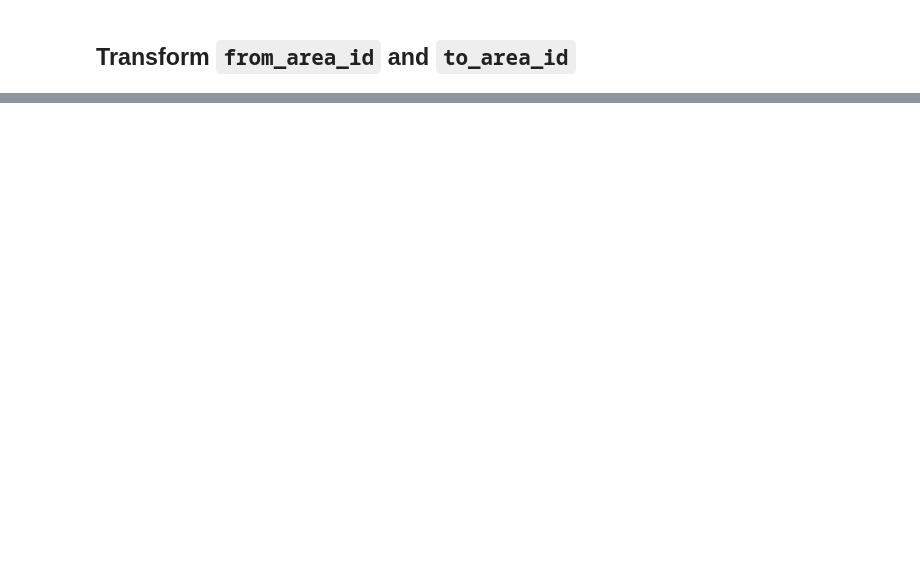
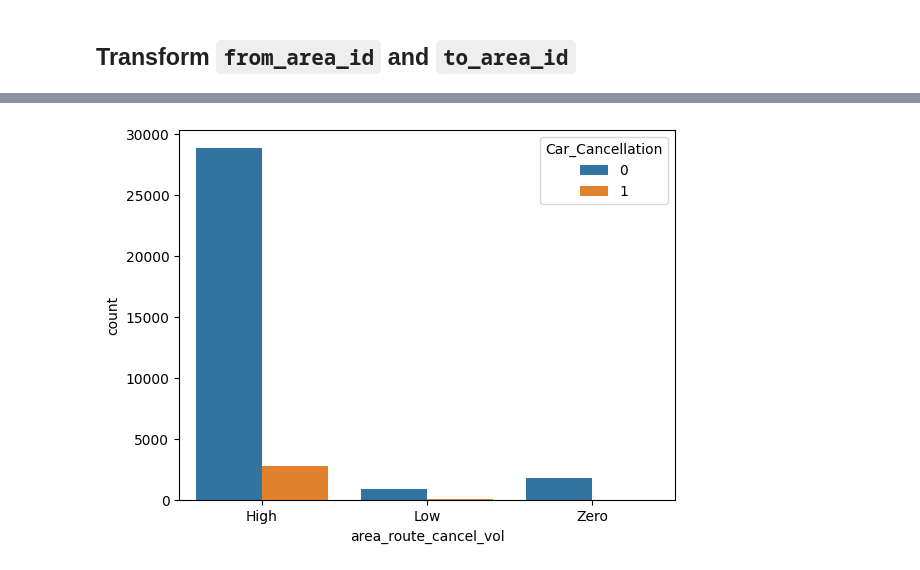
Before and after one commit to sudhirjangra/your_cab_data_analysis, a Jupyter notebook: your_cabs_data_analysis.ipynb, the cells around one changed output, grey strips where cells are left out. Saved outputs shown, nothing was run; the diff lists cells and outputs as text; code cells hidden in the pictures; blank space fills up the shorter version.

```diff
--- a/your_cabs_data_analysis.ipynb
+++ b/your_cabs_data_analysis.ipynb
@@ -755,0 +997,5 @@ AttributeError: 'DataFrame' object has no attribute 'from_area_id'
+# %%
+sns.countplot(x='area_route_cancel_vol',hue='Car_Cancellation', data=tt2)
+plt.show()
+# %% [output]
+[figure, added]
```
Also changed, not shown: parts of 85 cells of this notebook.
